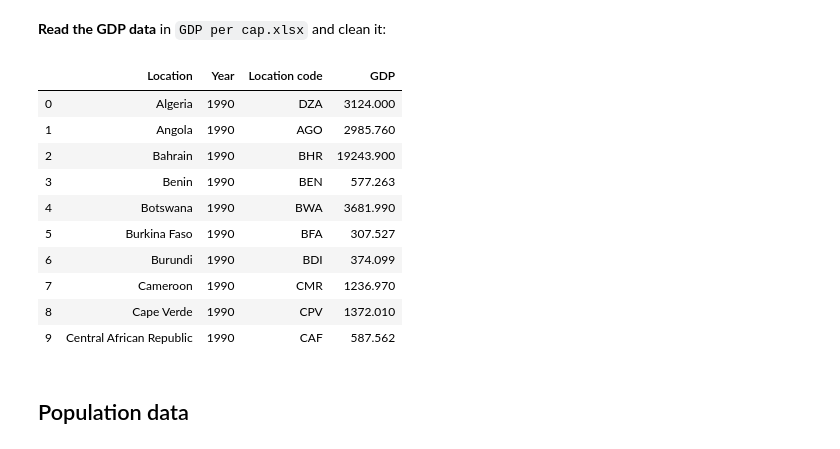
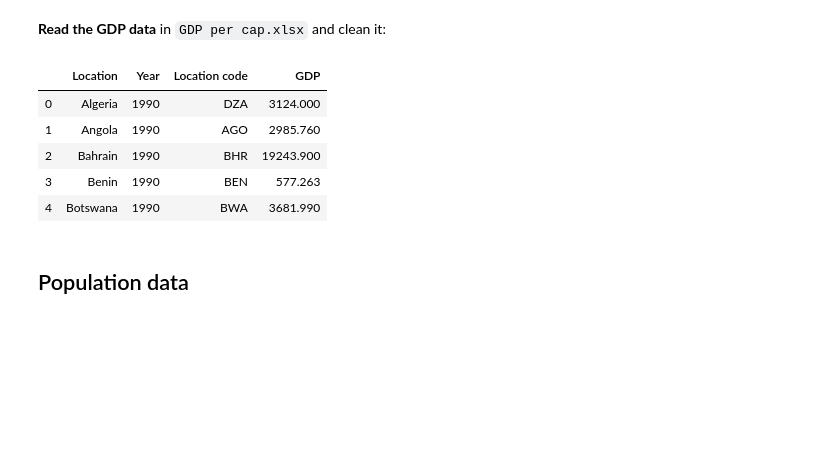
Before and after one commit to NumEconCopenhagen/projects-2020-1001numpyarrays, a Jupyter notebook: dataproject/dataproject.ipynb, the cells around one changed output. Saved outputs shown, nothing was run; the diff lists cells and outputs as text; code cells hidden in the pictures; blank space fills up the shorter version.

```diff
--- a/dataproject/dataproject.ipynb
+++ b/dataproject/dataproject.ipynb
@@ -24,38 +27,33 @@ import dataproject
 # %%
 # a. load
 GDP_per_capita = pd.read_excel('GDP per cap.xlsx', skiprows=1)
 
 # b. drop columns
 drop_these = ['Indicator', 'Units', 'Scale', 'Measurement', 'Source',	'Seasonally adjusted',	'Base year price',	'Base year index',	'Historical end year',	'Historical end quarter',	'Date of last update',	'Source details',	'Additional source details',	'Indicator code',
 ]
 GDP_per_capita.drop(drop_these, axis=1, inplace=True)
 
 # c. rename columns
 myDict = {}
 for i in range(1990, 2020+1): # range goes from 1990 to 2020
     myDict[str(i)] = f'GDP{i}'
 GDP_per_capita.rename(columns = myDict, inplace=True)
 
 # d. drop na: Remove all rows which do not have GDP data in all periods.
 GDP_per_capita = GDP_per_capita.dropna()
 
 # a. convert dataset to long
 GDP_per_capita_long = pd.wide_to_long(GDP_per_capita, stubnames='GDP', i='Location', j='Year').reset_index()
 
 # b. show
-GDP_per_capita_long.head(10)
+GDP_per_capita_long.head(5)
 # %% [output]
 |  | Location | Year | Location code | GDP |
 | 0 | Algeria | 1990 | DZA | 3124.000 |
 | 1 | Angola | 1990 | AGO | 2985.760 |
 | 2 | Bahrain | 1990 | BHR | 19243.900 |
 | 3 | Benin | 1990 | BEN | 577.263 |
 | 4 | Botswana | 1990 | BWA | 3681.990 |
-| 5 | Burkina Faso | 1990 | BFA | 307.527 |
-| 6 | Burundi | 1990 | BDI | 374.099 |
-| 7 | Cameroon | 1990 | CMR | 1236.970 |
-| 8 | Cape Verde | 1990 | CPV | 1372.010 |
-| 9 | Central African Republic | 1990 | CAF | 587.562 |
 # %% [markdown]
 ## Population data
 # %% [markdown]
```
Also changed, not shown: parts of 23 cells of this notebook.
